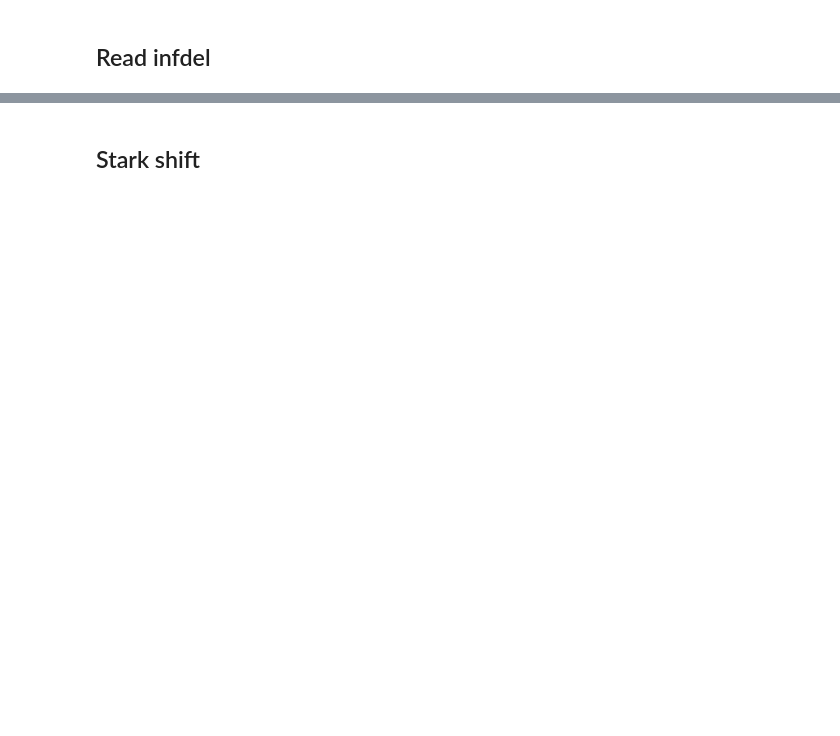
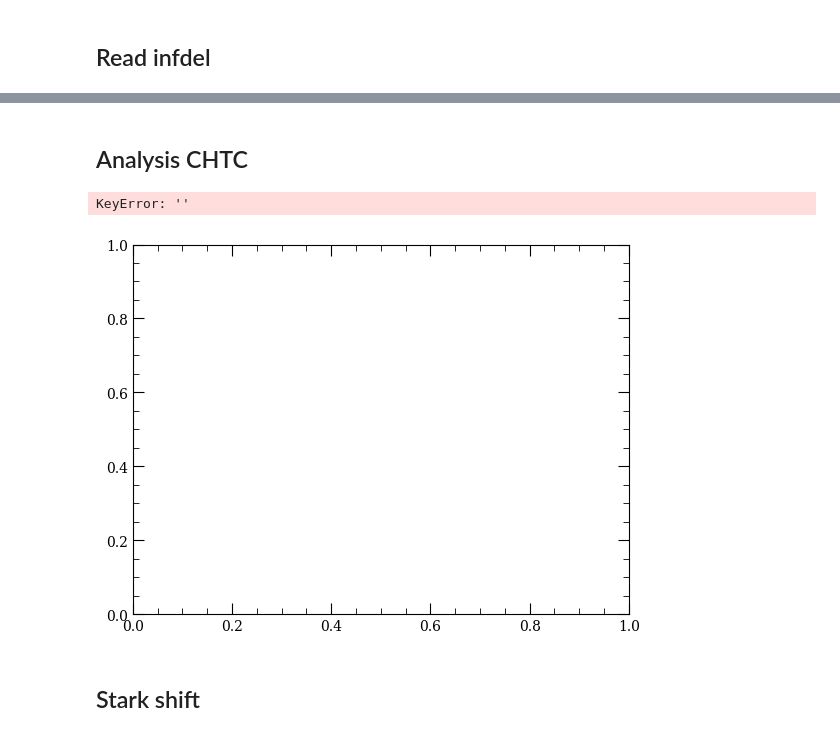
Before and after one commit to Linipun/GateError, a Jupyter notebook: budget.ipynb, the cells around one changed output, grey strips where cells are left out. Saved outputs shown, nothing was run; the diff lists cells and outputs as text; code cells hidden in the pictures; blank space fills up the shorter version.

```diff
--- a/budget.ipynb
+++ b/budget.ipynb
@@ -934,3 +944,25 @@ print(result['x_detuning'])
+# %% [markdown]
+<h2>Analysis CHTC</h2>
+# %%
+ns = [50,55]
+depths = [300,500,700,900]
+fig, ax = plt.subplots()
+for n in ns:
+    for depth in depths:
+        file = f'result_CHTC/{n},{depth}/scan_1photon_n{n}_config_and_raw.json'
+
+        with open(file) as f:
+            data = json.load(f)
+        rabi = data['raw_fig2']['x']['values']
+        infid = data['raw_fig2']['']['total']
+        ax.plot(rabi, infid, label=f'n={n},U={depth}uK')
+        ax.set_ylabel('Infidelity', fontsize=16)
+        ax.set_xlabel('$\Omega/2\pi$ [MHz]', fontsize=16)
+        ax.legend(loc=(1.03,0.3))
+fig.savefig('Infidelity_singlephoton.png', bbox_inches='tight')
+# %% [output]
+KeyError: ''
+[figure, added]
 # %% [markdown]
 <h2>Stark shift</h2>
 # %%
```
Also changed, not shown: parts of 23 cells of this notebook, 2 other files.
